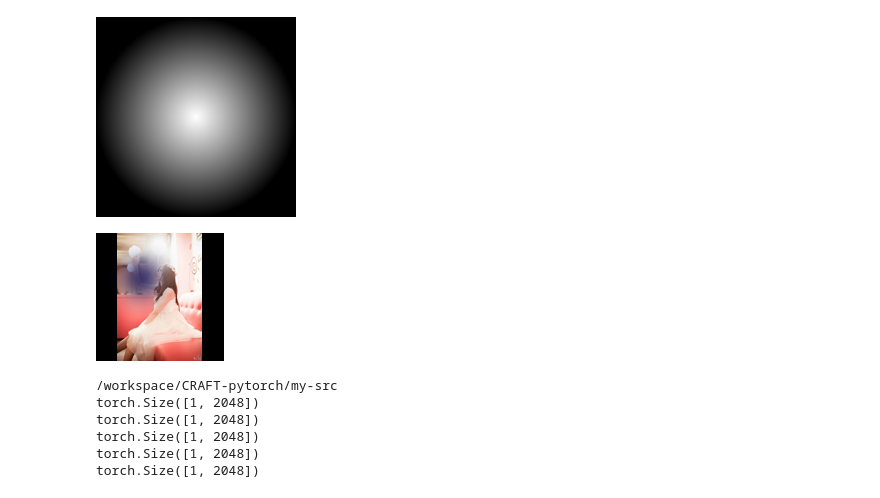
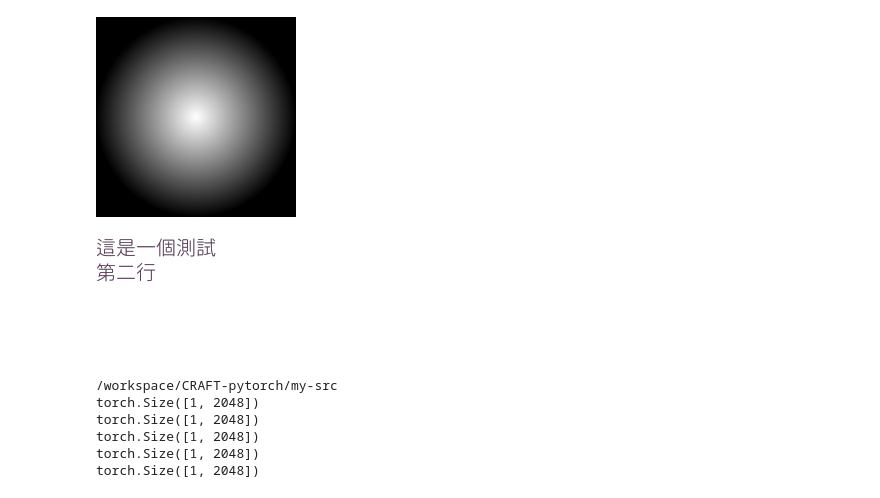
Before and after one commit to w121211/CRAFT-pytorch, a Jupyter notebook: debug.ipynb, the cells around one changed output. Saved outputs shown, nothing was run; the diff lists cells and outputs as text; code cells hidden in the pictures.

```diff
--- a/debug.ipynb
+++ b/debug.ipynb
@@ -1080,35 +1144,15 @@ im
 # data
 # %% [output]
 [figure]
-# %%
-imsize = 128
-im = Image.new("RGB", (imsize, imsize))
-# font = ImageFont.truetype('font.ttf', 200, encoding='unic')
-
-# draw = ImageDraw.Draw(im)
-# draw.rectangle((0, 0, imsize, imsize), fill=(22, 128, 128))
-p = Image.open("/workspace/CoordConv-pytorch/data/facebook/60122_528371913855789_1929735771_n.jpg")
-p.thumbnail((128, 128))
-cx, cy = 64, 64
-im.paste(p, (int(cx-p.width/2), int(cy-p.height/2)))
-im = im.convert("RGBA")
-
-im2 = Image.new("RGB", (imsize, imsize))
-draw = ImageDraw.Draw(im2)
-draw.rectangle((0, 0, imsize, imsize), fill=(10, 10, 80))
-mask = Image.new("L", (imsize, imsize))
-draw = ImageDraw.Draw(mask)
-draw.rectangle((30, 30, 60, 60), fill=255)
-mask = mask.filter(ImageFilter.GaussianBlur(10))
-im2.putalpha(mask)
-
-im.alpha_composite(im2)
-im
-# im2.mode
-# im.mode
-# Image.alpha_composite(im, im2)
-# %% [output]
-[figure, removed]
+# %%
+imsize = 128
+font = ImageFont.truetype("/workspace/post-generator/asset/fonts_cn/GenJyuuGothic/GenJyuuGothic-Light.ttf", 20, encoding='unic')
+im = Image.new("RGBA", (imsize, imsize))
+draw = ImageDraw.Draw(im)
+draw.text((0,0), "這是一個測試\n第二行", (100, 50, 100), font)
+im
+# %% [output]
+[figure, added]
 # %%
 %autoreload 2
 %cd /workspace/CRAFT-pytorch/my-src
```
Also changed, not shown: parts of 5 cells of this notebook, 9 other files.
